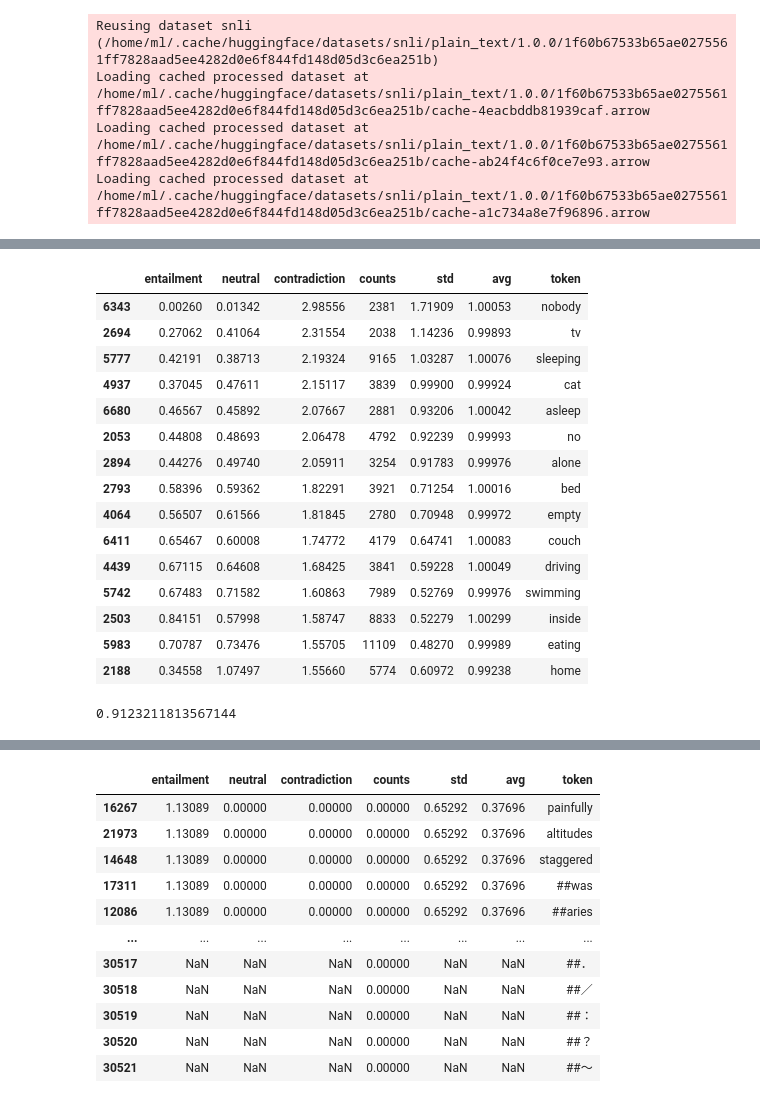
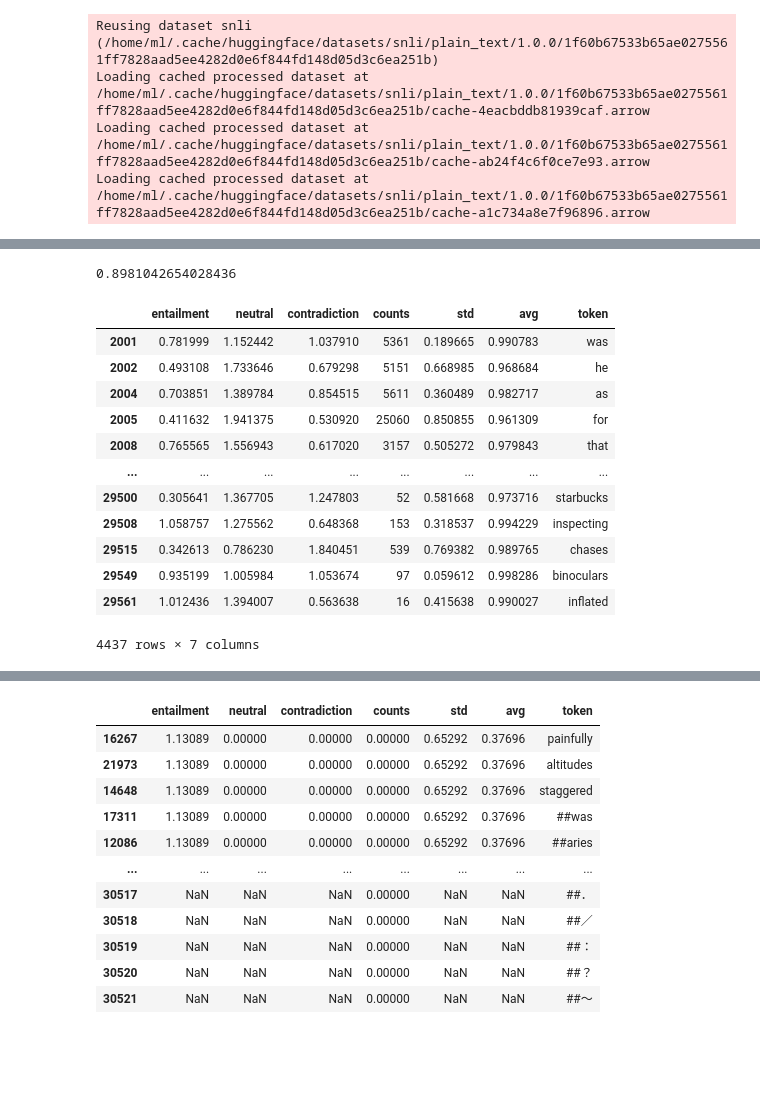
Before and after one commit to Serebryanskiy/nli, a Jupyter notebook: snli.ipynb, the cells around one changed output, grey strips where cells are left out. Cells and saved outputs as stored; diff of their text form; code cells hidden in the pictures; blank space fills up the shorter version.

```diff
--- a/snli.ipynb
+++ b/snli.ipynb
@@ -394,19 +369,0 @@ e_['per'] = (e_['counts'] / 484212) * 100
-# %%
-c_
-# %% [output]
-|  | entailment | neutral | contradiction | counts | std | avg | token |
-| 6343 | 0.00260 | 0.01342 | 2.98556 | 2381 | 1.71909 | 1.00053 | nobody |
-| 2694 | 0.27062 | 0.41064 | 2.31554 | 2038 | 1.14236 | 0.99893 | tv |
-| 5777 | 0.42191 | 0.38713 | 2.19324 | 9165 | 1.03287 | 1.00076 | sleeping |
-| 4937 | 0.37045 | 0.47611 | 2.15117 | 3839 | 0.99900 | 0.99924 | cat |
-| 6680 | 0.46567 | 0.45892 | 2.07667 | 2881 | 0.93206 | 1.00042 | asleep |
-| 2053 | 0.44808 | 0.48693 | 2.06478 | 4792 | 0.92239 | 0.99993 | no |
-| 2894 | 0.44276 | 0.49740 | 2.05911 | 3254 | 0.91783 | 0.99976 | alone |
-| 2793 | 0.58396 | 0.59362 | 1.82291 | 3921 | 0.71254 | 1.00016 | bed |
-| 4064 | 0.56507 | 0.61566 | 1.81845 | 2780 | 0.70948 | 0.99972 | empty |
-| 6411 | 0.65467 | 0.60008 | 1.74772 | 4179 | 0.64741 | 1.00083 | couch |
-| 4439 | 0.67115 | 0.64608 | 1.68425 | 3841 | 0.59228 | 1.00049 | driving |
-| 5742 | 0.67483 | 0.71582 | 1.60863 | 7989 | 0.52769 | 0.99976 | swimming |
-| 2503 | 0.84151 | 0.57998 | 1.58747 | 8833 | 0.52279 | 1.00299 | inside |
-| 5983 | 0.70787 | 0.73476 | 1.55705 | 11109 | 0.48270 | 0.99989 | eating |
-| 2188 | 0.34558 | 1.07497 | 1.55660 | 5774 | 0.60972 | 0.99238 | home |
@@ -415,5 +369,0 @@ eval_df['top_pmi'] = eval_df.input_ids.apply(lambda x: any([ e in top_pmi.index
-# %%
-sel = eval_df.loc[eval_df.top_pmi]
-sel.correct.sum() / len(sel)
-# %% [output]
-0.9123211813567144
@@ -419,0 +372,29 @@ sel.correct.sum() / len(sel)
+# %%
+sel_pmi = pmi_df.loc[pmi_df_full.counts.between(100, 50000) & (pmi_df.token.str.len() > 1)]
+e_ = sel_pmi.sort_values('entailment',ascending=False).head(15)
+n_ = sel_pmi.sort_values('neutral',ascending=False).head(15)
+c_ = sel_pmi.sort_values('contradiction',ascending=False).head(15)
+top_pmi = pd.concat([e_.token, n_.token, c_.token]).drop_duplicates()
+
+# ' '.join(c_.token.head(6).to_list())
+eval_df['top_pmi'] = eval_df.input_ids.apply(lambda x: any([ e in top_pmi.index for e in x]))
+sel = eval_df.loc[eval_df.top_pmi]
+sel.correct.sum() / len(sel)
+# %% [output]
+0.8981042654028436
+# %%
+sel_pmi
+# %% [output]
+|  | entailment | neutral | contradiction | counts | std | avg | token |
+| 2001 | 0.781999 | 1.152442 | 1.037910 | 5361 | 0.189665 | 0.990783 | was |
+| 2002 | 0.493108 | 1.733646 | 0.679298 | 5151 | 0.668985 | 0.968684 | he |
+| 2004 | 0.703851 | 1.389784 | 0.854515 | 5611 | 0.360489 | 0.982717 | as |
+| 2005 | 0.411632 | 1.941375 | 0.530920 | 25060 | 0.850855 | 0.961309 | for |
+| 2008 | 0.765565 | 1.556943 | 0.617020 | 3157 | 0.505272 | 0.979843 | that |
+| ... | ... | ... | ... | ... | ... | ... | ... |
+| 29500 | 0.305641 | 1.367705 | 1.247803 | 52 | 0.581668 | 0.973716 | starbucks |
+| 29508 | 1.058757 | 1.275562 | 0.648368 | 153 | 0.318537 | 0.994229 | inspecting |
+| 29515 | 0.342613 | 0.786230 | 1.840451 | 539 | 0.769382 | 0.989765 | chases |
+| 29549 | 0.935199 | 1.005984 | 1.053674 | 97 | 0.059612 | 0.998286 | binoculars |
+| 29561 | 1.012436 | 1.394007 | 0.563638 | 16 | 0.415638 | 0.990027 | inflated |
+4437 rows × 7 columns
```
Also changed, not shown: parts of 29 cells of this notebook.
